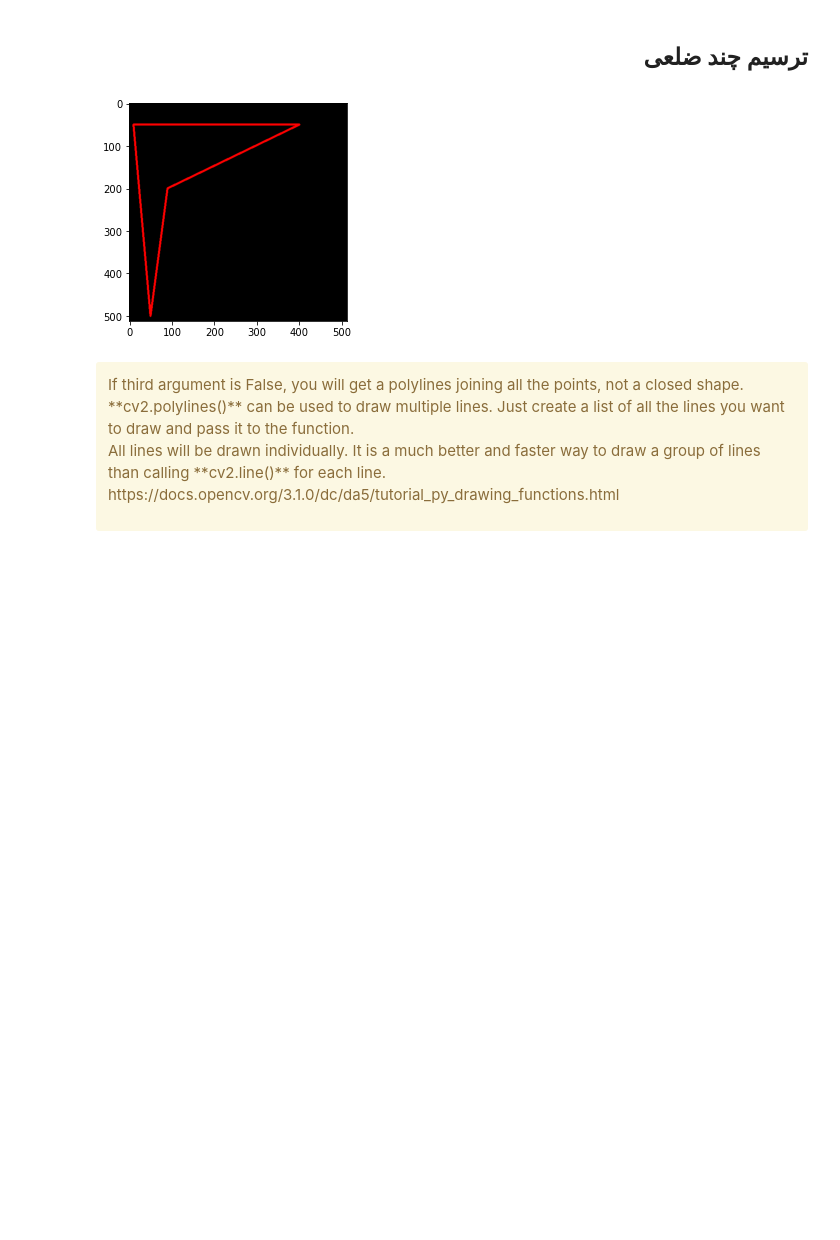
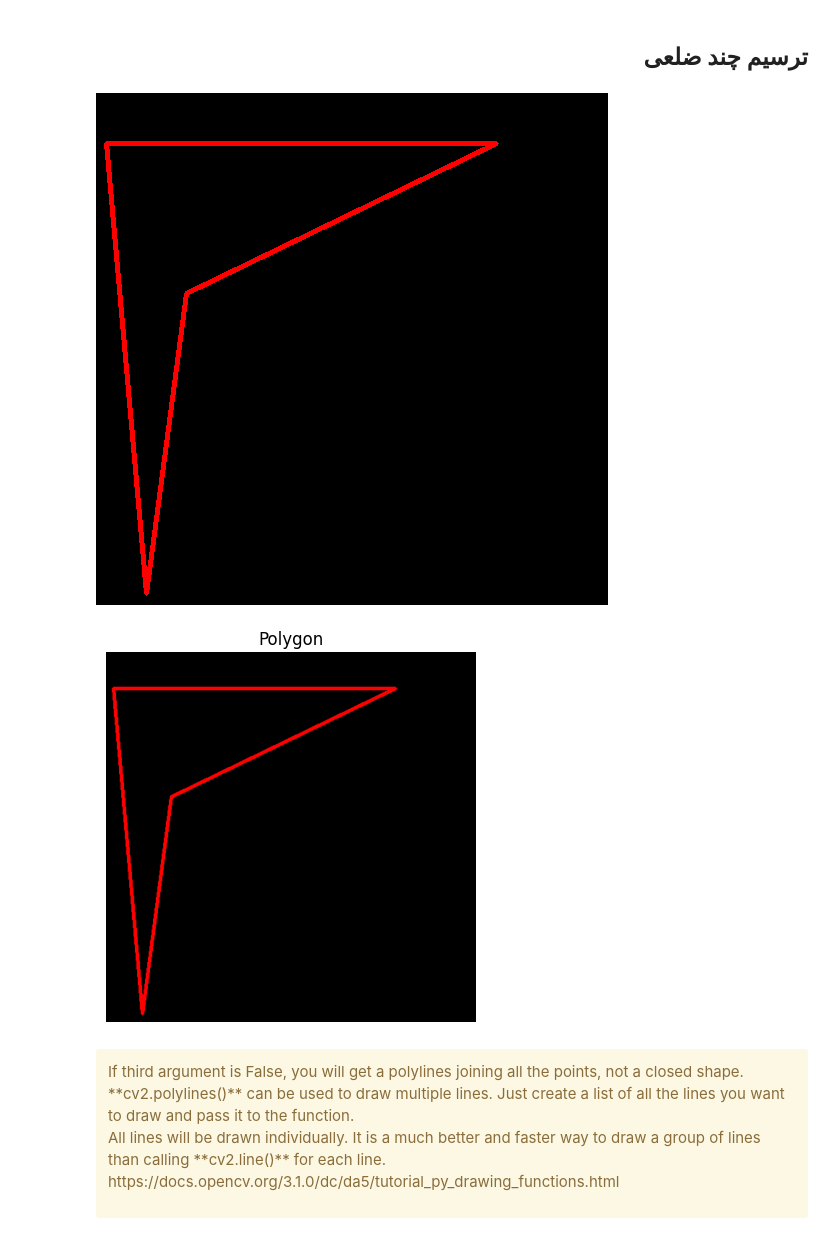
Before and after one commit to mahdieslaminet/Machine_Vision_Colab_Based, a Jupyter notebook: 07-Drawing-and-annotating.ipynb, the cells around one changed output. Cells and saved outputs as stored; diff of their text form; code cells hidden in the pictures; blank space fills up the shorter version.

```diff
--- a/07-Drawing-and-annotating.ipynb
+++ b/07-Drawing-and-annotating.ipynb
@@ -105,20 +188,34 @@ cv2.destroyAllWindows()
 # %% [markdown]
 ## <div style="direction:rtl;text-align:right;font-family:B Lotus, B Nazanin, Tahoma">ترسیم چند ضلعی</div>
 # %%
+import numpy as np
+import cv2
+from google.colab.patches import cv2_imshow
+import matplotlib.pyplot as plt
+
+# ساخت تصویر سیاه
 image = np.zeros((512,512,3), np.uint8)
 
-# Let's define four points
-pts = np.array( [[10,50], [400,50], [90,200], [50,500]], np.int32)
-# Let's now reshape our points in form  required by polylines
+# تعریف چهار نقطه
+pts = np.array([[10,50], [400,50], [90,200], [50,500]], np.int32)
+
+# تبدیل نقاط به شکل مورد نیاز تابع polylines
 pts = pts.reshape((-1,1,2))
 
+# رسم چندضلعی
 cv2.polylines(image, [pts], True, (0,0,255), 3)
-cv2.imshow("Polygon", image)
+
+# نمایش تصویر با cv2_imshow
+cv2_imshow(image)
+
+# نمایش تصویر با matplotlib (تبدیل BGR به RGB)
 plt.imshow(image[...,::-1])
-cv2.waitKey(0)
-cv2.destroyAllWindows()
+plt.title("Polygon")
+plt.axis('off')
+plt.show()
 # %% [output]
-[figure, old version]
+[figure, new version]
+[figure, added]
 # %% [markdown]
  <div class="alert alert-warning">
 If third argument is False, you will get a polylines joining all the points, not a closed shape.<br>
```
Also changed, not shown: parts of 15 cells of this notebook.
